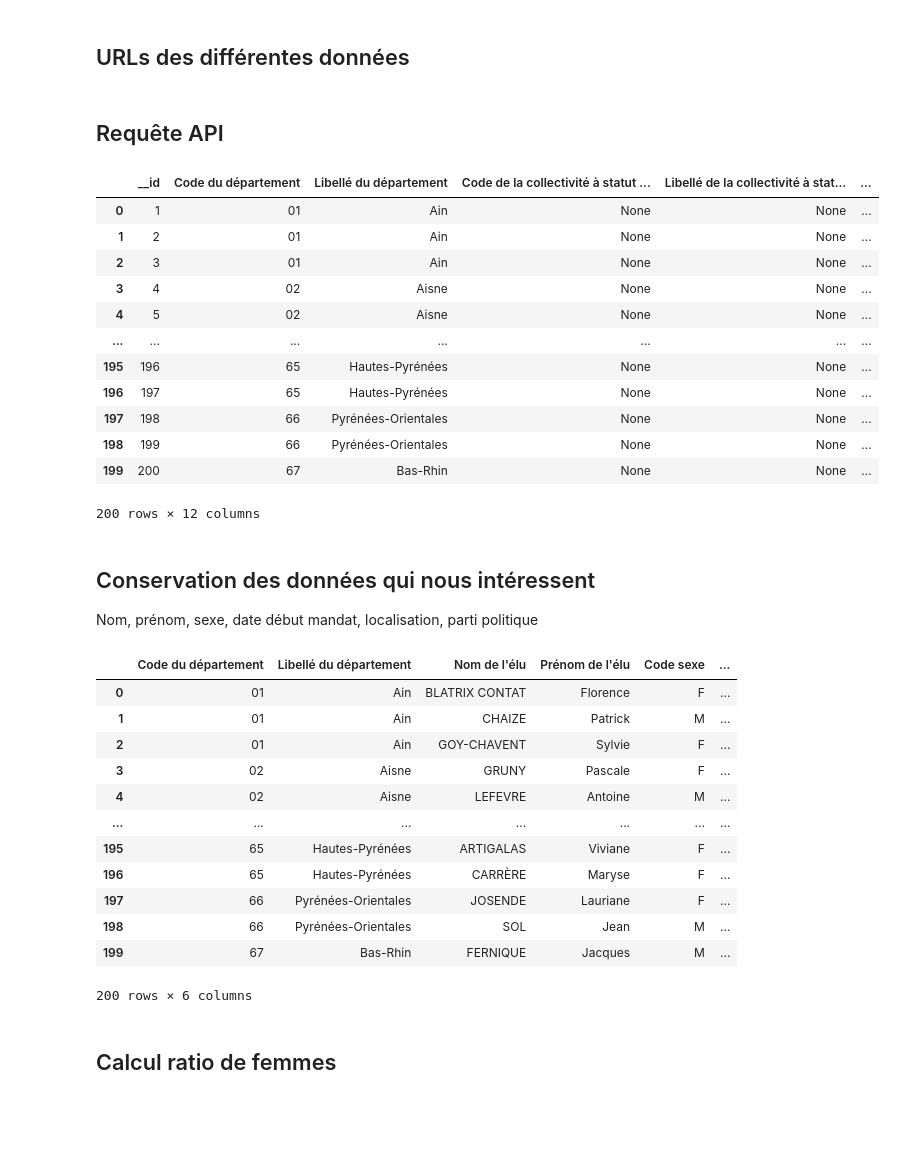
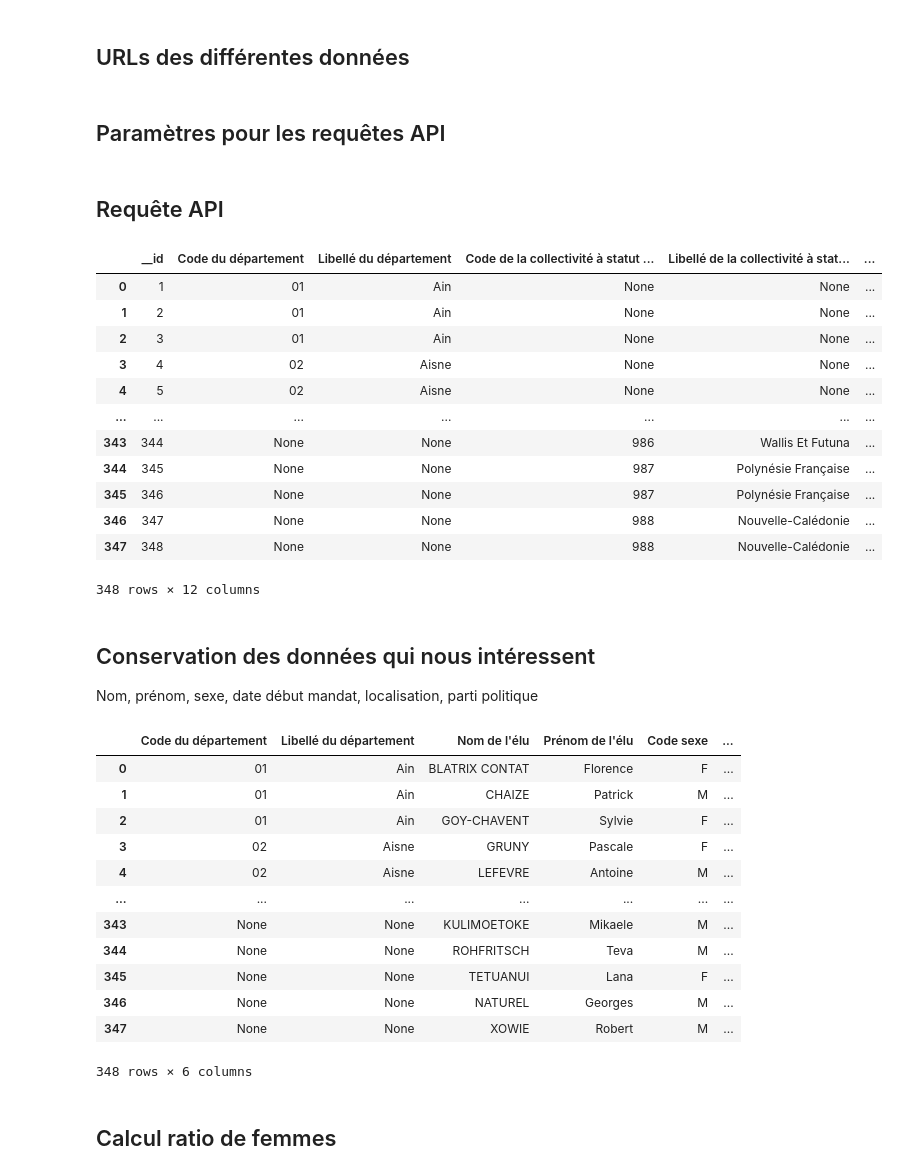
Before and after one commit to dataforgoodfr/14_IndexFeminisationPouvoir, a Jupyter notebook: scrapers/scrapers/exploration_composition_gouvernement_et_data_gouv.ipynb, the cells around one changed output. Cells and saved outputs as stored; diff of their text form; code cells hidden in the pictures; blank space fills up the shorter version.

Commit message:
Ajout gestion nombre de pages et taille de page pour les requêtes API

```diff
--- a/scrapers/scrapers/exploration_composition_gouvernement_et_data_gouv.ipynb
+++ b/scrapers/scrapers/exploration_composition_gouvernement_et_data_gouv.ipynb
@@ -116,46 +116,63 @@ URL_SENATRICES = f"https://tabular-api.data.gouv.fr/api/resources/b78f8945-509f-
 
 # Maires 5b
 URL_MAIRES = f"https://tabular-api.data.gouv.fr/api/resources/2876a346-d50c-4911-934e-19ee07b0e503/data/"
+# %% [markdown]
+## Paramètres pour les requêtes API
 # %%
 # Choix de la donnée à récupérer à partir de l'URL
 URL = URL_SENATRICES
+
+# Nombre de pages à récupérer
+NB_PAGES = 2
+
+# Tailles de chaque page récupérée (max. 200)
+PAGE_SIZE = 200
 # %% [markdown]
 ## Requête API
 # %%
-response = requests.get(
-        url = URL,
-        timeout=20
-        )
+df_final = pd.DataFrame()
 
-if response.status_code == 200:
-    try:
-        resultat_api = json.loads(response.text)
-    except json.JSONDecodeError as exc:
-        print("Impossible de décoder le JSON :", exc)
-        raise
+for page in range(1, NB_PAGES + 1):
+    # Détermination de l'URL en fonction de la page et de la taille de page
+    URL_PAGE = f"{URL}?page={page}&page_size={PAGE_SIZE}"
 
-data = resultat_api['data']
-data = pd.DataFrame(data)
-data
+    # Requête
+    response = requests.get(
+            url = URL_PAGE,
+            timeout=20
+            )
+
+    if response.status_code == 200:
+        try:
+            resultat_api = json.loads(response.text)
+        except json.JSONDecodeError as exc:
+            print("Impossible de décoder le JSON :", exc)
+            raise
+
+    data = resultat_api['data']
+    data = pd.DataFrame(data)
+    df_final = pd.concat([df_final, data], ignore_index=True)
+
+df_final
 # %% [output]
 |  | __id | Code du département | Libellé du département | Code de la collectivité à statut ... | Libellé de la collectivité à stat... | ... |
 | 0 | 1 | 01 | Ain | None | None | ... |
 | 1 | 2 | 01 | Ain | None | None | ... |
 | 2 | 3 | 01 | Ain | None | None | ... |
 | 3 | 4 | 02 | Aisne | None | None | ... |
 | 4 | 5 | 02 | Aisne | None | None | ... |
 | ... | ... | ... | ... | ... | ... | ... |
-| 195 | 196 | 65 | Hautes-Pyrénées | None | None | ... |
-| 196 | 197 | 65 | Hautes-Pyrénées | None | None | ... |
-| 197 | 198 | 66 | Pyrénées-Orientales | None | None | ... |
-| 198 | 199 | 66 | Pyrénées-Orientales | None | None | ... |
-| 199 | 200 | 67 | Bas-Rhin | None | None | ... |
+| 343 | 344 | None | None | 986 | Wallis Et Futuna | ... |
+| 344 | 345 | None | None | 987 | Polynésie Française | ... |
+| 345 | 346 | None | None | 987 | Polynésie Française | ... |
+| 346 | 347 | None | None | 988 | Nouvelle-Calédonie | ... |
+| 347 | 348 | None | None | 988 | Nouvelle-Calédonie | ... |
-200 rows × 12 columns
+348 rows × 12 columns
 # %% [markdown]
 ## Conservation des données qui nous intéressent
 Nom, prénom, sexe, date début mandat, localisation, parti politique
 # %%
-df_traite = data[["Code du département", "Libellé du département", "Nom de l'élu", "Prénom de l'élu", "Code sexe", "Date de début du mandat"]]
+df_traite = df_final[["Code du département", "Libellé du département", "Nom de l'élu", "Prénom de l'élu", "Code sexe", "Date de début du mandat"]]
 df_traite
 # %% [output]
 |  | Code du département | Libellé du département | Nom de l'élu | Prénom de l'élu | Code sexe | ... |
@@ -165,12 +182,12 @@ df_traite
 | 3 | 02 | Aisne | GRUNY | Pascale | F | ... |
 | 4 | 02 | Aisne | LEFEVRE | Antoine | M | ... |
 | ... | ... | ... | ... | ... | ... | ... |
-| 195 | 65 | Hautes-Pyrénées | ARTIGALAS | Viviane | F | ... |
-| 196 | 65 | Hautes-Pyrénées | CARRÈRE | Maryse | F | ... |
-| 197 | 66 | Pyrénées-Orientales | JOSENDE | Lauriane | F | ... |
-| 198 | 66 | Pyrénées-Orientales | SOL | Jean | M | ... |
-| 199 | 67 | Bas-Rhin | FERNIQUE | Jacques | M | ... |
+| 343 | None | None | KULIMOETOKE | Mikaele | M | ... |
+| 344 | None | None | ROHFRITSCH | Teva | M | ... |
+| 345 | None | None | TETUANUI | Lana | F | ... |
+| 346 | None | None | NATUREL | Georges | M | ... |
+| 347 | None | None | XOWIE | Robert | M | ... |
-200 rows × 6 columns
+348 rows × 6 columns
 # %% [markdown]
 ## Calcul ratio de femmes
 # %%
```
Also changed, not shown: parts of 3 cells of this notebook.
